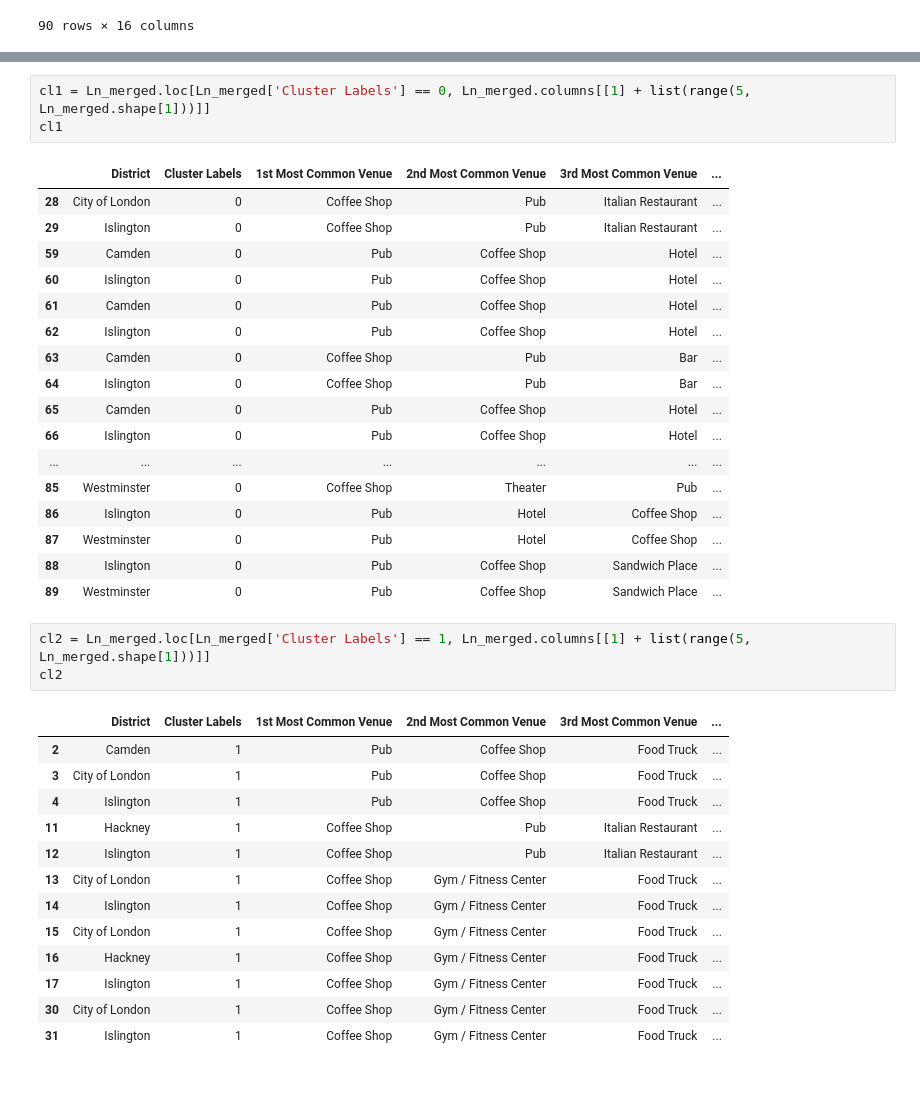
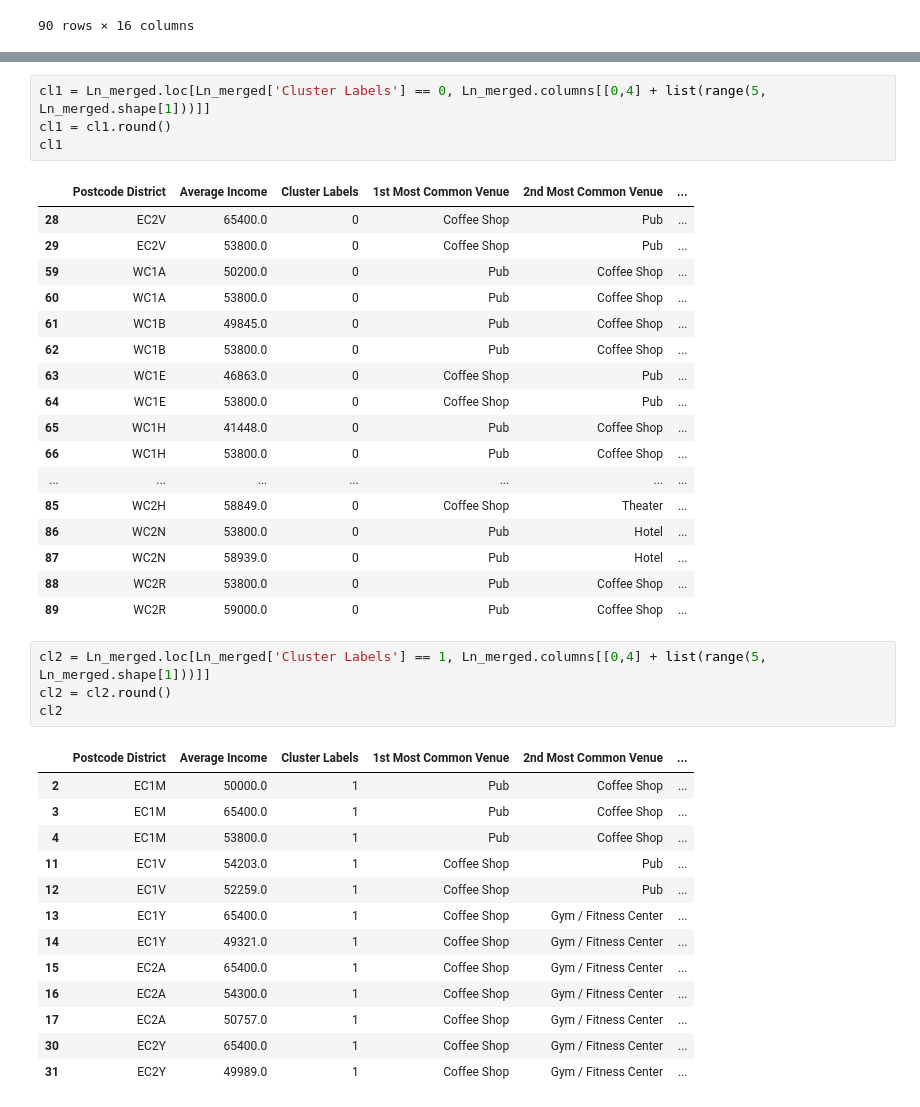
Before and after one commit to DHoole/Coursera-Capstone, a Jupyter notebook: Capstone Project Notebook.ipynb, the cells around one changed output, grey strips where cells are left out. Drawn from its saved outputs; the diff is of its cells as text.

```diff
--- a/Capstone Project Notebook.ipynb
+++ b/Capstone Project Notebook.ipynb
@@ -397,41 +397,43 @@ map_clusters
 # %% [output]
 [interactive output not drawn]
 # %%
-cl1 = Ln_merged.loc[Ln_merged['Cluster Labels'] == 0, Ln_merged.columns[[1] + list(range(5, Ln_merged.shape[1]))]]
+cl1 = Ln_merged.loc[Ln_merged['Cluster Labels'] == 0, Ln_merged.columns[[0,4] + list(range(5, Ln_merged.shape[1]))]]
+cl1 = cl1.round()
 cl1
 # %% [output]
-|  | District | Cluster Labels | 1st Most Common Venue | 2nd Most Common Venue | 3rd Most Common Venue | ... |
-| 28 | City of London | 0 | Coffee Shop | Pub | Italian Restaurant | ... |
-| 29 | Islington | 0 | Coffee Shop | Pub | Italian Restaurant | ... |
-| 59 | Camden | 0 | Pub | Coffee Shop | Hotel | ... |
-| 60 | Islington | 0 | Pub | Coffee Shop | Hotel | ... |
-| 61 | Camden | 0 | Pub | Coffee Shop | Hotel | ... |
-| 62 | Islington | 0 | Pub | Coffee Shop | Hotel | ... |
-| 63 | Camden | 0 | Coffee Shop | Pub | Bar | ... |
-| 64 | Islington | 0 | Coffee Shop | Pub | Bar | ... |
-| 65 | Camden | 0 | Pub | Coffee Shop | Hotel | ... |
-| 66 | Islington | 0 | Pub | Coffee Shop | Hotel | ... |
+|  | Postcode District | Average Income | Cluster Labels | 1st Most Common Venue | 2nd Most Common Venue | ... |
+| 28 | EC2V | 65400.0 | 0 | Coffee Shop | Pub | ... |
+| 29 | EC2V | 53800.0 | 0 | Coffee Shop | Pub | ... |
+| 59 | WC1A | 50200.0 | 0 | Pub | Coffee Shop | ... |
+| 60 | WC1A | 53800.0 | 0 | Pub | Coffee Shop | ... |
+| 61 | WC1B | 49845.0 | 0 | Pub | Coffee Shop | ... |
+| 62 | WC1B | 53800.0 | 0 | Pub | Coffee Shop | ... |
+| 63 | WC1E | 46863.0 | 0 | Coffee Shop | Pub | ... |
+| 64 | WC1E | 53800.0 | 0 | Coffee Shop | Pub | ... |
+| 65 | WC1H | 41448.0 | 0 | Pub | Coffee Shop | ... |
+| 66 | WC1H | 53800.0 | 0 | Pub | Coffee Shop | ... |
 | ... | ... | ... | ... | ... | ... | ... |
-| 85 | Westminster | 0 | Coffee Shop | Theater | Pub | ... |
-| 86 | Islington | 0 | Pub | Hotel | Coffee Shop | ... |
-| 87 | Westminster | 0 | Pub | Hotel | Coffee Shop | ... |
-| 88 | Islington | 0 | Pub | Coffee Shop | Sandwich Place | ... |
-| 89 | Westminster | 0 | Pub | Coffee Shop | Sandwich Place | ... |
+| 85 | WC2H | 58849.0 | 0 | Coffee Shop | Theater | ... |
+| 86 | WC2N | 53800.0 | 0 | Pub | Hotel | ... |
+| 87 | WC2N | 58939.0 | 0 | Pub | Hotel | ... |
+| 88 | WC2R | 53800.0 | 0 | Pub | Coffee Shop | ... |
+| 89 | WC2R | 59000.0 | 0 | Pub | Coffee Shop | ... |
 # %%
-cl2 = Ln_merged.loc[Ln_merged['Cluster Labels'] == 1, Ln_merged.columns[[1] + list(range(5, Ln_merged.shape[1]))]]
+cl2 = Ln_merged.loc[Ln_merged['Cluster Labels'] == 1, Ln_merged.columns[[0,4] + list(range(5, Ln_merged.shape[1]))]]
+cl2 = cl2.round()
 cl2
 # %% [output]
-|  | District | Cluster Labels | 1st Most Common Venue | 2nd Most Common Venue | 3rd Most Common Venue | ... |
-| 2 | Camden | 1 | Pub | Coffee Shop | Food Truck | ... |
-| 3 | City of London | 1 | Pub | Coffee Shop | Food Truck | ... |
-| 4 | Islington | 1 | Pub | Coffee Shop | Food Truck | ... |
-| 11 | Hackney | 1 | Coffee Shop | Pub | Italian Restaurant | ... |
-| 12 | Islington | 1 | Coffee Shop | Pub | Italian Restaurant | ... |
-| 13 | City of London | 1 | Coffee Shop | Gym / Fitness Center | Food Truck | ... |
-| 14 | Islington | 1 | Coffee Shop | Gym / Fitness Center | Food Truck | ... |
-| 15 | City of London | 1 | Coffee Shop | Gym / Fitness Center | Food Truck | ... |
-| 16 | Hackney | 1 | Coffee Shop | Gym / Fitness Center | Food Truck | ... |
-| 17 | Islington | 1 | Coffee Shop | Gym / Fitness Center | Food Truck | ... |
-| 30 | City of London | 1 | Coffee Shop | Gym / Fitness Center | Food Truck | ... |
-| 31 | Islington | 1 | Coffee Shop | Gym / Fitness Center | Food Truck | ... |
+|  | Postcode District | Average Income | Cluster Labels | 1st Most Common Venue | 2nd Most Common Venue | ... |
+| 2 | EC1M | 50000.0 | 1 | Pub | Coffee Shop | ... |
+| 3 | EC1M | 65400.0 | 1 | Pub | Coffee Shop | ... |
+| 4 | EC1M | 53800.0 | 1 | Pub | Coffee Shop | ... |
+| 11 | EC1V | 54203.0 | 1 | Coffee Shop | Pub | ... |
+| 12 | EC1V | 52259.0 | 1 | Coffee Shop | Pub | ... |
+| 13 | EC1Y | 65400.0 | 1 | Coffee Shop | Gym / Fitness Center | ... |
+| 14 | EC1Y | 49321.0 | 1 | Coffee Shop | Gym / Fitness Center | ... |
+| 15 | EC2A | 65400.0 | 1 | Coffee Shop | Gym / Fitness Center | ... |
+| 16 | EC2A | 54300.0 | 1 | Coffee Shop | Gym / Fitness Center | ... |
+| 17 | EC2A | 50757.0 | 1 | Coffee Shop | Gym / Fitness Center | ... |
+| 30 | EC2Y | 65400.0 | 1 | Coffee Shop | Gym / Fitness Center | ... |
+| 31 | EC2Y | 49989.0 | 1 | Coffee Shop | Gym / Fitness Center | ... |
 # %%
```
Also changed, not shown: parts of 5 cells of this notebook.
